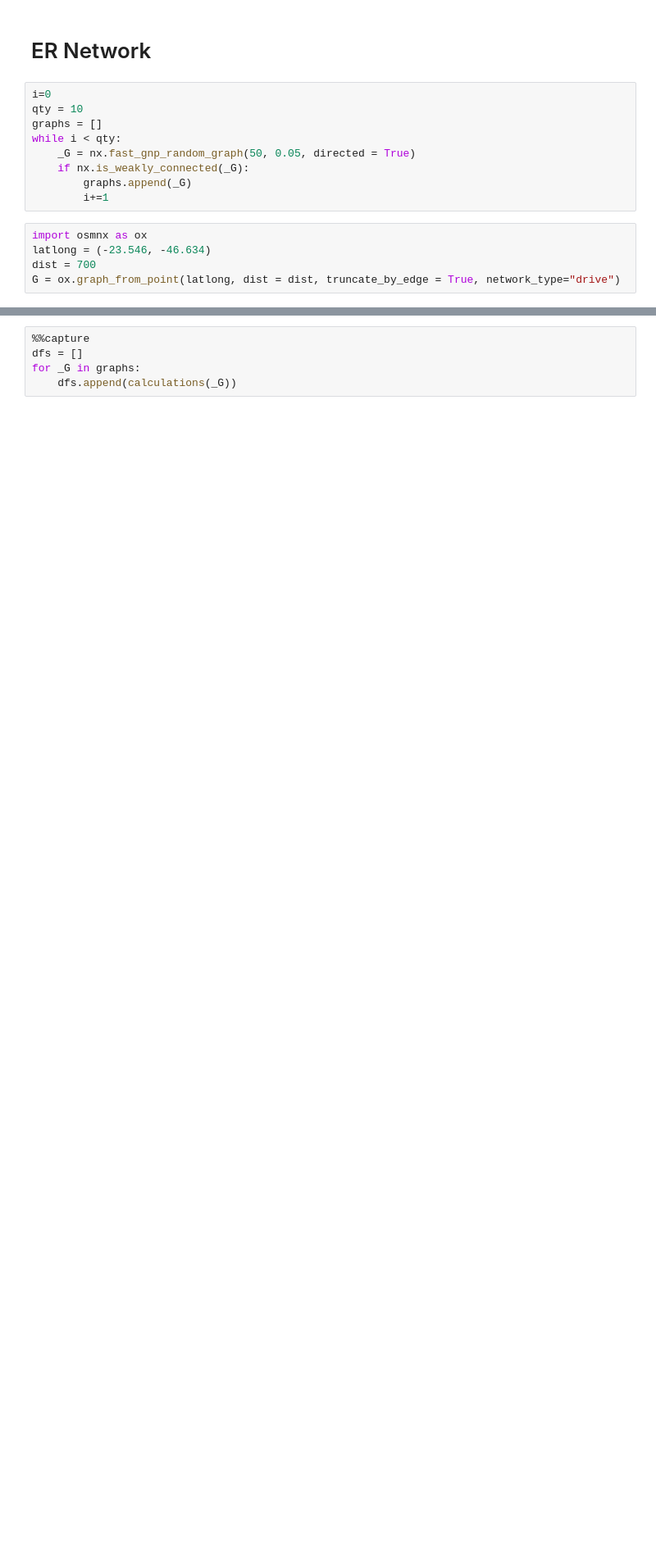
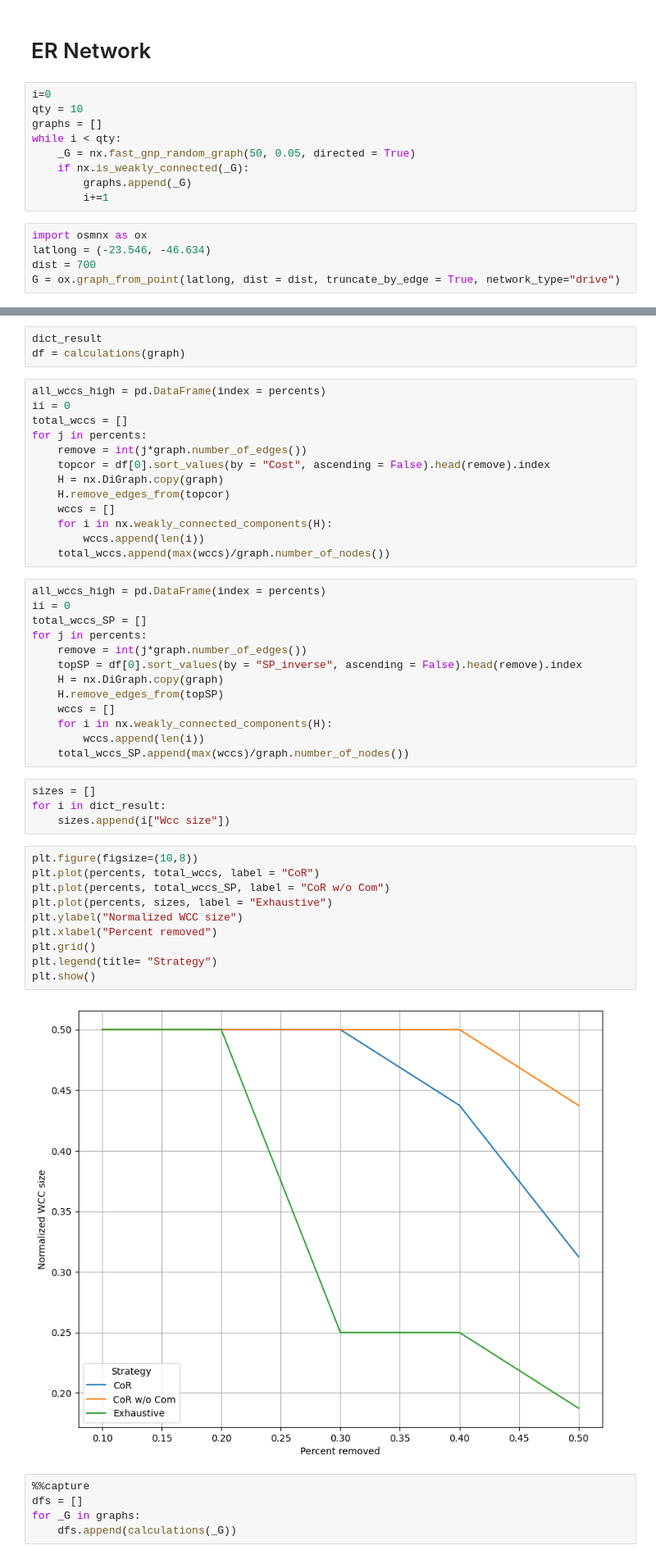
Before and after one commit to gioguarnieri/CoR, a Jupyter notebook: test.ipynb, the cells around one changed output, grey strips where cells are left out. Shown: that part at 82% size. Drawn from its saved outputs; the diff is of its cells as text; blank space fills up the shorter version.

Commit message:
new test with toy graph

```diff
--- a/test.ipynb
+++ b/test.ipynb
@@ -292,3 +238,48 @@ dfs_wcc[0]
+# %%
+dict_result
+df = calculations(graph)
+# %%
+all_wccs_high = pd.DataFrame(index = percents)
+ii = 0
+total_wccs = []
+for j in percents:
+    remove = int(j*graph.number_of_edges())
+    topcor = df[0].sort_values(by = "Cost", ascending = False).head(remove).index
+    H = nx.DiGraph.copy(graph)
+    H.remove_edges_from(topcor)
+    wccs = []
+    for i in nx.weakly_connected_components(H):
+        wccs.append(len(i))
+    total_wccs.append(max(wccs)/graph.number_of_nodes())
+# %%
+all_wccs_high = pd.DataFrame(index = percents)
+ii = 0
+total_wccs_SP = []
+for j in percents:
+    remove = int(j*graph.number_of_edges())
+    topSP = df[0].sort_values(by = "SP_inverse", ascending = False).head(remove).index
+    H = nx.DiGraph.copy(graph)
+    H.remove_edges_from(topSP)
+    wccs = []
+    for i in nx.weakly_connected_components(H):
+        wccs.append(len(i))
+    total_wccs_SP.append(max(wccs)/graph.number_of_nodes())
+# %%
+sizes = []
+for i in dict_result:
+    sizes.append(i["Wcc size"])
+# %%
+plt.figure(figsize=(10,8))
+plt.plot(percents, total_wccs, label = "CoR")
+plt.plot(percents, total_wccs_SP, label = "CoR w/o Com")
+plt.plot(percents, sizes, label = "Exhaustive")
+plt.ylabel("Normalized WCC size")
+plt.xlabel("Percent removed")
+plt.grid()
+plt.legend(title= "Strategy")
+plt.show()
+# %% [output]
+[figure, added]
 # %%
 %%capture
 dfs = []
```
Also changed, not shown: parts of 5 cells of this notebook.
